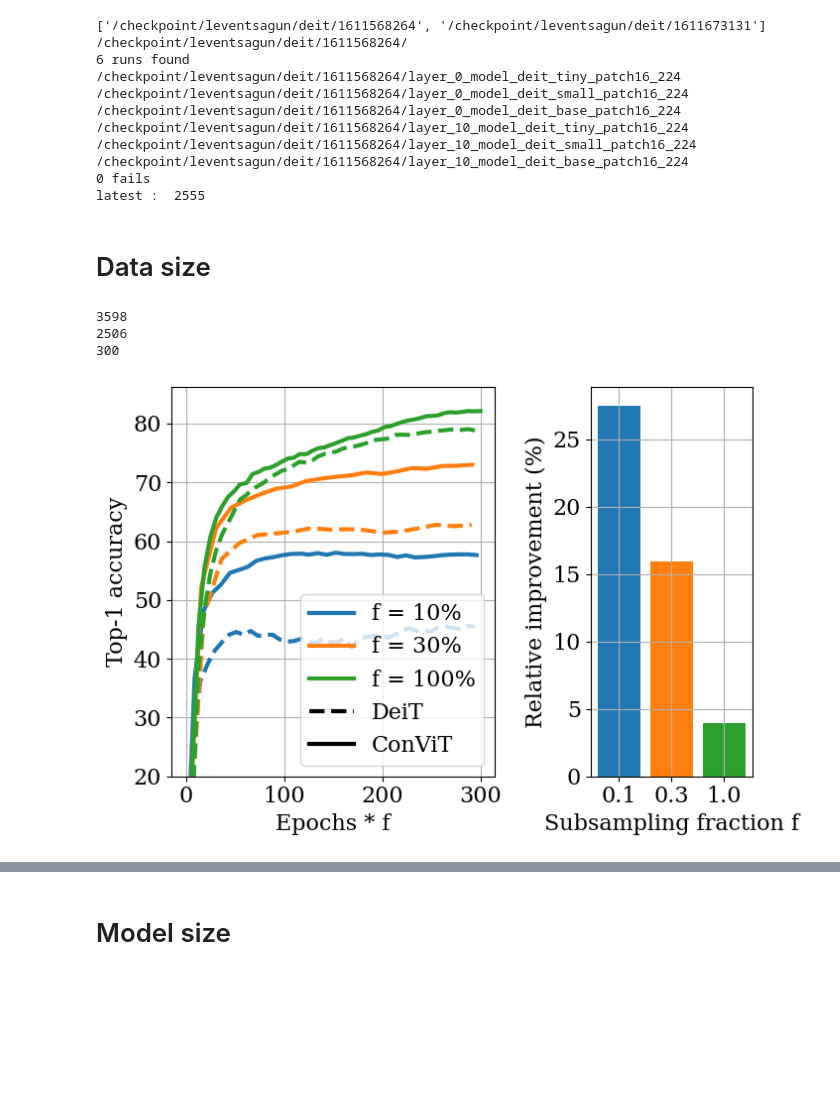
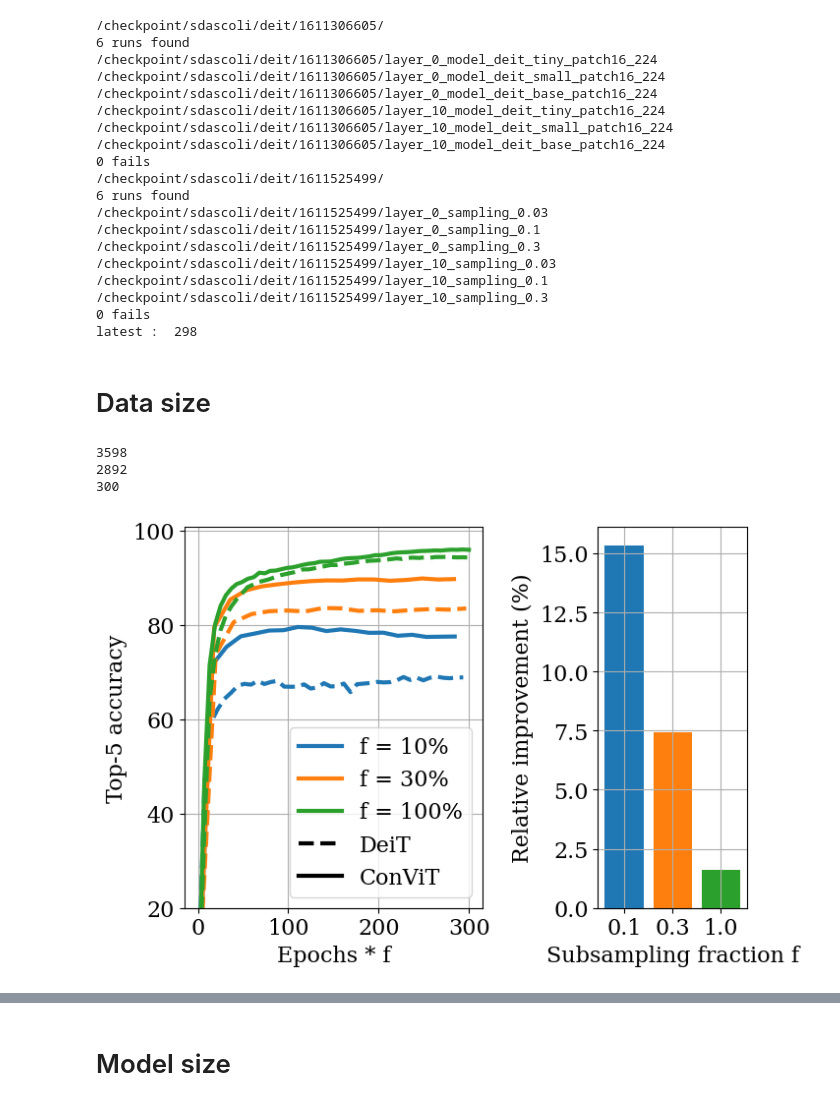
Before and after one commit to sdascoli/deit, a Jupyter notebook: deit.ipynb, the cells around one changed output, grey strips where cells are left out. Saved outputs shown, nothing was run; the diff lists cells and outputs as text; code cells hidden in the pictures; blank space fills up the shorter version.

```diff
--- a/deit.ipynb
+++ b/deit.ipynb
@@ -91,11 +91,11 @@ def sigmoid(x):
 runs = []
 logs = []
 numbers = [1611306605, 1611525499]
-numbers = [-2]
+#numbers = [-2]
 
 for num in numbers:
 
-    base = '/checkpoint/leventsagun/deit/'
+    base = '/checkpoint/sdascoli/deit/'
     if num<0:
         paths = sorted(glob.glob(base+'*'), key=(lambda x : x.split('/')[-1]))
         paths=[p for p in paths if os.path.isdir(p)]
@@ -135,21 +135,29 @@ for k in params:
     try: params[k] = sorted(list(set(params[k])))
     except: pass
 # %% [output]
-['/checkpoint/leventsagun/deit/1611568264', '/checkpoint/leventsagun/deit/1611673131']
-/checkpoint/leventsagun/deit/1611568264/
+/checkpoint/sdascoli/deit/1611306605/
 6 runs found
-/checkpoint/leventsagun/deit/1611568264/layer_0_model_deit_tiny_patch16_224
-/checkpoint/leventsagun/deit/1611568264/layer_0_model_deit_small_patch16_224
-/checkpoint/leventsagun/deit/1611568264/layer_0_model_deit_base_patch16_224
-/checkpoint/leventsagun/deit/1611568264/layer_10_model_deit_tiny_patch16_224
-/checkpoint/leventsagun/deit/1611568264/layer_10_model_deit_small_patch16_224
-/checkpoint/leventsagun/deit/1611568264/layer_10_model_deit_base_patch16_224
+/checkpoint/sdascoli/deit/1611306605/layer_0_model_deit_tiny_patch16_224
+/checkpoint/sdascoli/deit/1611306605/layer_0_model_deit_small_patch16_224
+/checkpoint/sdascoli/deit/1611306605/layer_0_model_deit_base_patch16_224
+/checkpoint/sdascoli/deit/1611306605/layer_10_model_deit_tiny_patch16_224
+/checkpoint/sdascoli/deit/1611306605/layer_10_model_deit_small_patch16_224
+/checkpoint/sdascoli/deit/1611306605/layer_10_model_deit_base_patch16_224
 0 fails
-latest :  2555
+/checkpoint/sdascoli/deit/1611525499/
+6 runs found
+/checkpoint/sdascoli/deit/1611525499/layer_0_sampling_0.03
+/checkpoint/sdascoli/deit/1611525499/layer_0_sampling_0.1
+/checkpoint/sdascoli/deit/1611525499/layer_0_sampling_0.3
+/checkpoint/sdascoli/deit/1611525499/layer_10_sampling_0.03
+/checkpoint/sdascoli/deit/1611525499/layer_10_sampling_0.1
+/checkpoint/sdascoli/deit/1611525499/layer_10_sampling_0.3
+0 fails
+latest :  298
 # %% [markdown]
 # Data size
 # %%
-topk=1
+topk=5
 max_epochs=300
 
 fig, axarr = plt.subplots(1,2,figsize=(7,5),gridspec_kw={'width_ratios': [2, 1]})
@@ -169,35 +177,35 @@ for i, sr in enumerate(params['sampling_ratio'][1:]):
         axarr[0].plot((x+1)*sr, [run['logs'][k]['test_acc%d'%topk] for k in x], ls='-' if local else '--',
                 color = 'C%d'%i,
                 label=('f = {0:.0f}%'.format(sr*100)) if local else '',)
         perfs[(sr,local)] = max([run['logs'][t]['test_acc%d'%topk] for t in range(latest)])
     try:
         improvement = (perfs[(sr,True)]-perfs[(sr,False)])/perfs[(sr,False)]*100
         improvements.append(improvement)
         axarr[1].bar(i, improvement, color='C%d'%i)
     except:
         continue
 
 axarr[0].plot([],[],color='k',label='DeiT', ls='--')
 axarr[0].plot([],[],color='k',label='ConViT')
 axarr[0].legend()
 axarr[0].set_xlabel('Epochs * f')
 axarr[0].set_ylabel('Top-{} accuracy'.format(topk))
 #axarr[0].set_xscale('log')
 axarr[0].set_ylim(bottom=20)
 axarr[1].set_xticks(range(len(improvements)))
 axarr[1].set_xticklabels(params['sampling_ratio'][1:])
 axarr[1].grid(True,zorder=0)
 axarr[1].set_xlabel('Subsampling fraction f')
 axarr[1].set_ylabel('Relative improvement (%)')
 axarr[1].set_ylim(bottom=0)
 plt.tight_layout()
 plt.savefig(savedir+'data_size.pdf')
 plt.show()
 # %% [output]
 3598
-2506
+2892
 300
-[figure, old version]
+[figure, new version]
 # %%
 plt.figure(figsize=(4,4))
 x = np.array(params['sampling_ratio'][1:])
```
Also changed, not shown: parts of 8 cells of this notebook, 3 other files.
